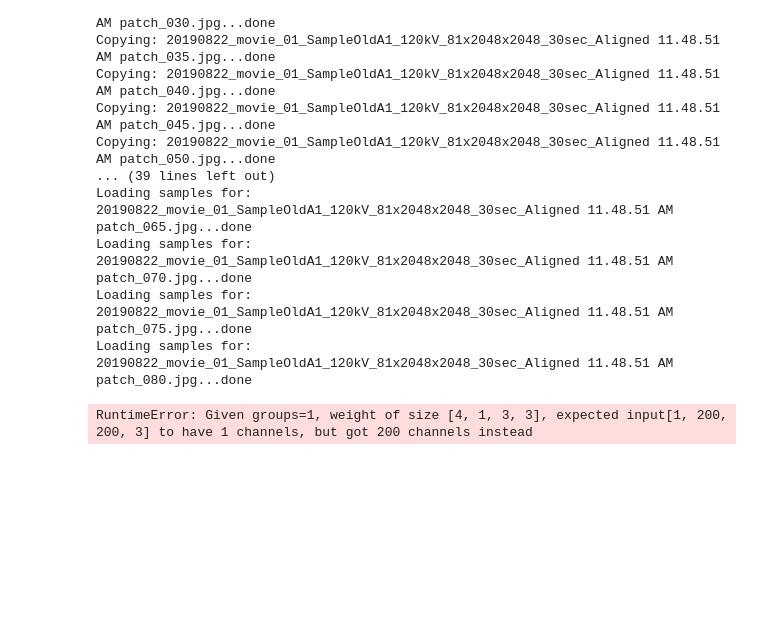
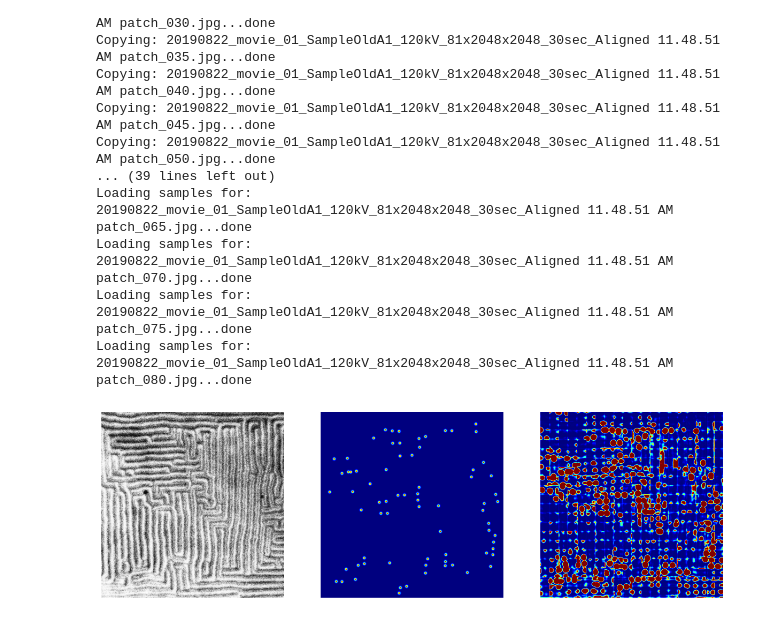
Before and after one commit to wheat-field2075/merons, a Jupyter notebook: model_testing.ipynb, the cells around one changed output. Cells and saved outputs as stored; diff of their text form; code cells hidden in the pictures; blank space fills up the shorter version.

```diff
--- a/model_testing.ipynb
+++ b/model_testing.ipynb
@@ -38,7 +39,8 @@ lr = 5e-4
 batch_size = 25
 device = torch.device("cuda:0" if torch.cuda.is_available() else "cpu")
 model = Hourglass(depth=2)
-model.load_state_dict(torch.load('./2023.08.02 model_depth/model_saves/depth=2, gce, grid_only, epoch=00500.pth'))
+model.load_state_dict(torch.load('../../Downloads/depth=2, gce, epoch=00100.pth',
+                                 map_location=torch.device('cpu')))
 model = model.to(device)
 loss_func = loss_function_wrapper('gcel')
 transform = A.Compose([
@@ -54,7 +56,7 @@ opt = torch.optim.Adam(model.parameters(), lr=lr)
 write = False
 save_model = False
 if write or save_model:
-    folder = '2023.08.02 model_depth'
+    folder = './active/2023.08.02 model_depth'
     model_name = 'depth={}, gce'.format(3)
 if write:
     writer = SummaryWriter('./{}/runs/{}'.format(folder, model_name))
@@ -131,3 +133,22 @@ next(val_gen)
+# %%
+# view performance on entire validation image
+
+val_image_name = '20190822_movie_01_SampleOldA1_120kV_81x2048x2048_30sec_Aligned 11.48.51 AM patch_080.jpg'
+val_image_path = os.path.join(parent_dir, 'images', val_image_name)
+val_mask_path = os.path.join(parent_dir, 'masks', val_image_name)
+
+val_image = np.expand_dims(np.array(Image.open(val_image_path).convert('L')), [0, 1])
+val_mask = np.expand_dims(np.array(Image.open(val_mask_path).convert('L')).T, [0, 1])
+pred_mask = np.zeros(val_mask.squeeze().shape)
+
+def write_to_pred(y, x):
+    with torch.no_grad():
+        model.eval()
+        image_patch = val_image[y:y+patch_size, x:x+patch_size]
+        pred_patch = model(torch.Tensor(image_patch).to(device))
+        pred_patch = pred_patch.detach().cpu().numpy().squeeze()
+        pred_mask[y:y+patch_size, x:x+patch_size] = np.maximum(pred_mask[y:y+patch_size, x:x+patch_size],
+                                                              pred_patch)
 # %%
 # view performance on entire validation image
 
@@ -135,41 +156,41 @@ val_image_name = '20190822_movie_01_SampleOldA1_120kV_81x2048x2048_30sec_Aligned
 val_image_path = os.path.join(parent_dir, 'images', val_image_name)
 val_mask_path = os.path.join(parent_dir, 'masks', val_image_name)
 
-val_image = np.array(Image.open(val_image_path))
-val_mask = np.array(Image.open(val_mask_path))
+val_image = np.array(Image.open(val_image_path).convert('L'))
+val_mask = np.array(Image.open(val_mask_path).convert('L'))
 pred_mask = np.zeros(val_mask.shape)
 
 def write_to_pred(y, x):
     with torch.no_grad():
         model.eval()
-        image_patch = val_image[y:y+patch_size, x:x+patch_size]
+        image_patch = np.expand_dims(val_image[y:y+patch_size, x:x+patch_size], [0, 1])
         pred_patch = model(torch.Tensor(image_patch).to(device))
-        pred_patch = pred_patch.detch().cpu().numpy().squeeze()
+        pred_patch = pred_patch.detach().cpu().numpy().squeeze()
         pred_mask[y:y+patch_size, x:x+patch_size] = np.maximum(pred_mask[y:y+patch_size, x:x+patch_size],
                                                               pred_patch)
 
 for y, x in itertools.product(range(0, val_image.shape[0] - patch_size, 100),
                              range(0, val_image.shape[1] - patch_size, 100)):
     write_to_pred(y, x)
 
 y = val_image.shape[0] - patch_size
 for x in range(0, val_image.shape[1] - patch_size, 100):
     write_to_pred(y, x)
 
 x = val_image.shape[0] - patch_size
 for y in range(0, val_image.shape[0] - patch_size, 100):
     write_to_pred(y, x)
 
 y, x = (val_image.shape[0] - patch_size, val_image.shape[1] - patch_size)
 write_to_pred(y, x)
 
 plt.figure(figsize=[15, 5])
 for index, target in enumerate([val_image, val_mask, pred_mask]):
     plt.subplot(1, 3, index+1)
     plt.axis('off')
     if index == 0:
         plt.imshow(target, cmap='Greys_r')
     else:
         plt.imshow(target, cmap='jet')
 # %% [output]
-RuntimeError: Given groups=1, weight of size [4, 1, 3, 3], expected input[1, 200, 200, 3] to have 1 channels, but got 200 channels instead
+[figure, added]
```
Also changed, not shown: parts of 5 cells of this notebook, 36 other files.
